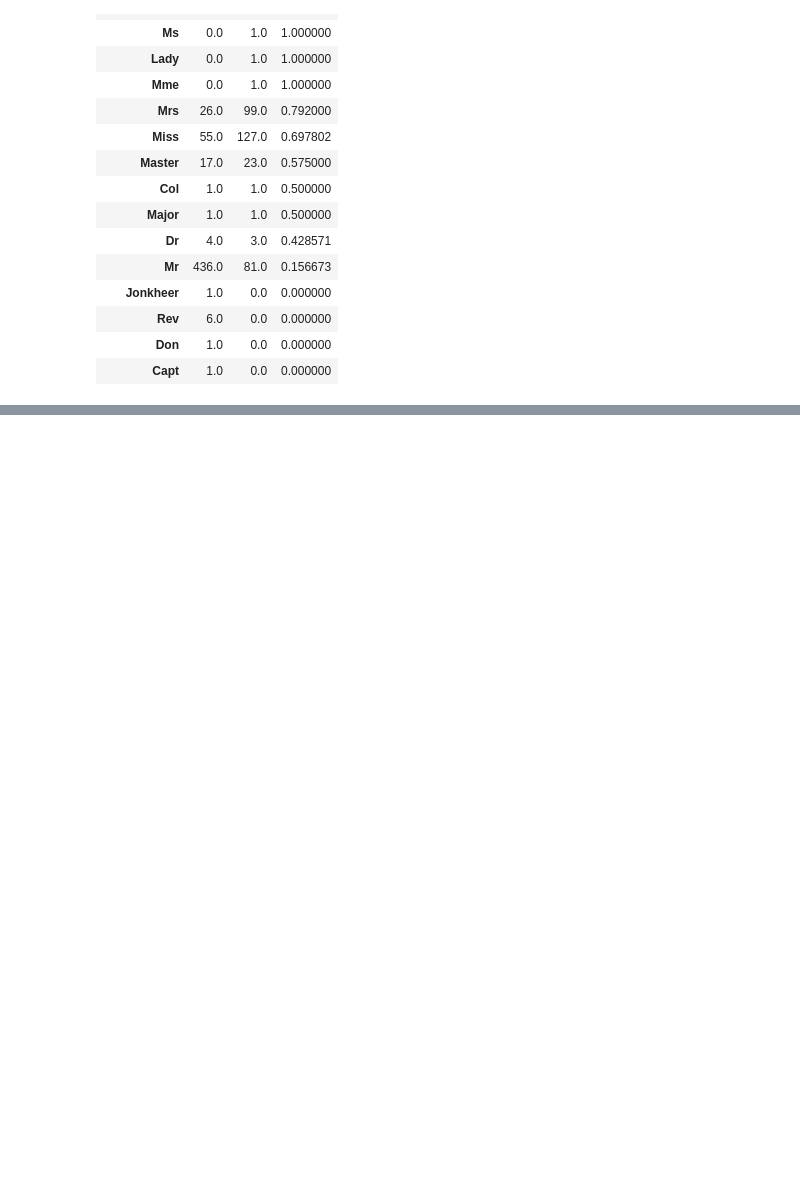
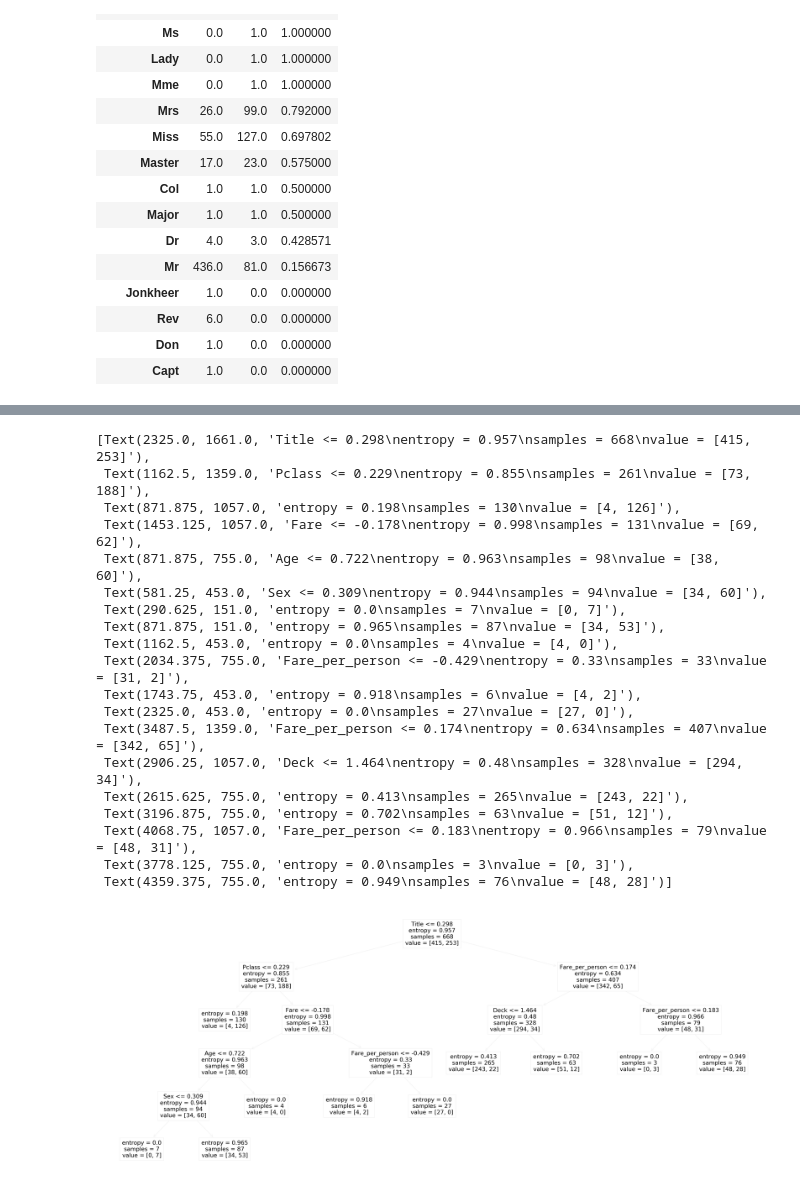
Before and after one commit to Elkosscom/machine-learning, a Jupyter notebook: titanic/titanic.ipynb, the cells around one changed output, grey strips where cells are left out. Drawn from its saved outputs; the diff is of its cells as text; code cells hidden in the pictures; blank space fills up the shorter version.

Commit message:
finished with accuracy 0.78708, todo better

```diff
--- a/titanic/titanic.ipynb
+++ b/titanic/titanic.ipynb
@@ -199,0 +213,6 @@ def process_dataframe(dataframe):
+# %%
+df_train = pd.read_csv('data\\train.csv')
+
+process_dataframe(df_train)
+create_features(df_train)
+df_train.describe()
@@ -199,0 +229,17 @@ def process_dataframe(dataframe):
+# %%
+y = df_train['Survived'].values
+X = df_train[['Pclass','Sex','Age','SibSp','Parch','Fare','Embarked','Family_size','Fare_per_person','Deck','Title']]
+X.fillna(-1,inplace=True)
+# %%
+from sklearn.model_selection import train_test_split
+from sklearn.metrics import accuracy_score
+from sklearn.tree import DecisionTreeClassifier
+from sklearn.preprocessing import StandardScaler
+
+Feats = StandardScaler().fit_transform(X)
+X_train, X_test, y_train, y_test = train_test_split(Feats, y, test_size=0.25, random_state=42)
+# %%
+clf = DecisionTreeClassifier(max_depth=10,max_leaf_nodes=10,criterion='entropy')
+clf.fit(X_train,y_train)
+yhat = clf.predict(X_test)
+accuracy_score(y_test,yhat)
@@ -199,0 +281,26 @@ def process_dataframe(dataframe):
+# %%
+from sklearn import tree
+
+fig, axes = plt.subplots(nrows = 1,ncols = 1,figsize = (20,8), dpi=300)
+tree.plot_tree(clf,feature_names=X.columns)
+# %% [output]
+[Text(2325.0, 1661.0, 'Title <= 0.298\nentropy = 0.957\nsamples = 668\nvalue = [415, 253]'),
+ Text(1162.5, 1359.0, 'Pclass <= 0.229\nentropy = 0.855\nsamples = 261\nvalue = [73, 188]'),
+ Text(871.875, 1057.0, 'entropy = 0.198\nsamples = 130\nvalue = [4, 126]'),
+ Text(1453.125, 1057.0, 'Fare <= -0.178\nentropy = 0.998\nsamples = 131\nvalue = [69, 62]'),
+ Text(871.875, 755.0, 'Age <= 0.722\nentropy = 0.963\nsamples = 98\nvalue = [38, 60]'),
+ Text(581.25, 453.0, 'Sex <= 0.309\nentropy = 0.944\nsamples = 94\nvalue = [34, 60]'),
+ Text(290.625, 151.0, 'entropy = 0.0\nsamples = 7\nvalue = [0, 7]'),
+ Text(871.875, 151.0, 'entropy = 0.965\nsamples = 87\nvalue = [34, 53]'),
+ Text(1162.5, 453.0, 'entropy = 0.0\nsamples = 4\nvalue = [4, 0]'),
+ Text(2034.375, 755.0, 'Fare_per_person <= -0.429\nentropy = 0.33\nsamples = 33\nvalue = [31, 2]'),
+ Text(1743.75, 453.0, 'entropy = 0.918\nsamples = 6\nvalue = [4, 2]'),
+ Text(2325.0, 453.0, 'entropy = 0.0\nsamples = 27\nvalue = [27, 0]'),
+ Text(3487.5, 1359.0, 'Fare_per_person <= 0.174\nentropy = 0.634\nsamples = 407\nvalue = [342, 65]'),
+ Text(2906.25, 1057.0, 'Deck <= 1.464\nentropy = 0.48\nsamples = 328\nvalue = [294, 34]'),
+ Text(2615.625, 755.0, 'entropy = 0.413\nsamples = 265\nvalue = [243, 22]'),
+ Text(3196.875, 755.0, 'entropy = 0.702\nsamples = 63\nvalue = [51, 12]'),
+ Text(4068.75, 1057.0, 'Fare_per_person <= 0.183\nentropy = 0.966\nsamples = 79\nvalue = [48, 31]'),
+ Text(3778.125, 755.0, 'entropy = 0.0\nsamples = 3\nvalue = [0, 3]'),
+ Text(4359.375, 755.0, 'entropy = 0.949\nsamples = 76\nvalue = [48, 28]')]
+[figure, added]
```
Also changed, not shown: parts of 13 cells of this notebook, 1 other file.
